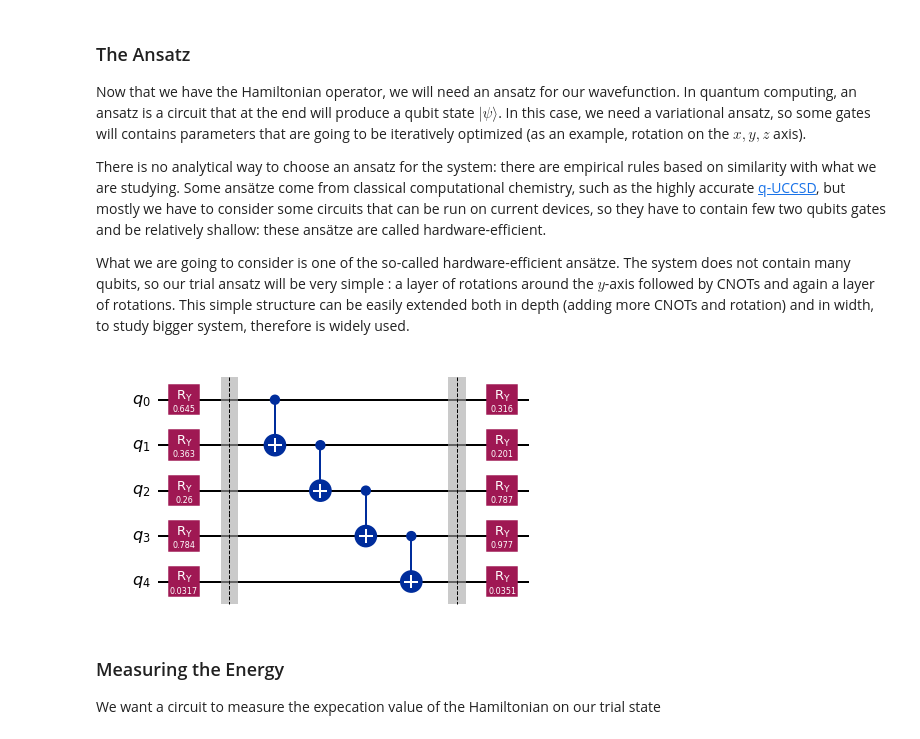
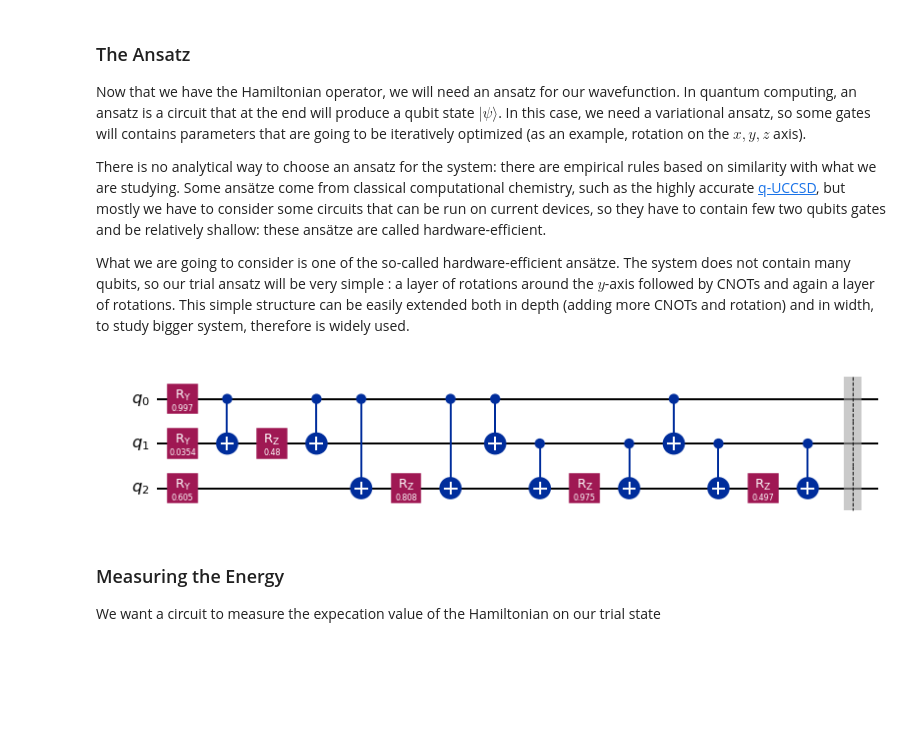
Before and after one commit to JuWu-19/Prepa-Hackathon, a Jupyter notebook: VQE_notebook.ipynb, the cells around one changed output. Drawn from its saved outputs; the diff is of its cells as text; code cells hidden in the pictures; blank space fills up the shorter version.

```diff
--- a/VQE_notebook.ipynb
+++ b/VQE_notebook.ipynb
@@ -57,27 +67,14 @@ Some ans&auml;tze come from classical computational chemistry, such as the highl
 
 What we are going to consider is one of the so-called hardware-efficient ans&auml;tze.
 The system does not contain many qubits, so our trial ansatz will be very simple : a layer of rotations around the $y$-axis followed by CNOTs and again a layer of rotations. This simple structure can be easily extended both in depth (adding more CNOTs and rotation) and in width, to study bigger system, therefore is widely used.
-# %%
-def RY_ansatz(n_qubits,params):
-    qc = QuantumCircuit(n_qubits)
-    p_count= 0
-    for i in range(n_qubits):
-        qc.ry(params[p_count],i)
-        p_count = p_count +1
-    qc.barrier()
-    for i in range(n_qubits-1):
-        qc.cx(i,i+1)
-    qc.barrier()
-    for i in range(n_qubits):
-        qc.ry(params[p_count],i)
-        p_count = p_count +1
-    return qc
-
-#Draw an example
-example = RY_ansatz(5,np.random.rand(10))
-example.draw('mpl', style={'name': 'iqx'})
-# %% [output]
-[figure, removed]
+# %%
+#Draw an example
+
+
+example = feature_map_ansatz(np.random.rand(7),n_spins=3,n_layer=1,full_rotation=False)
+example.draw('mpl', style={'name': 'iqx'})
+# %% [output]
+[figure, added]
 # %% [markdown]
 ### Measuring the Energy
 
```
Also changed, not shown: parts of 13 cells of this notebook, 2 other files.
